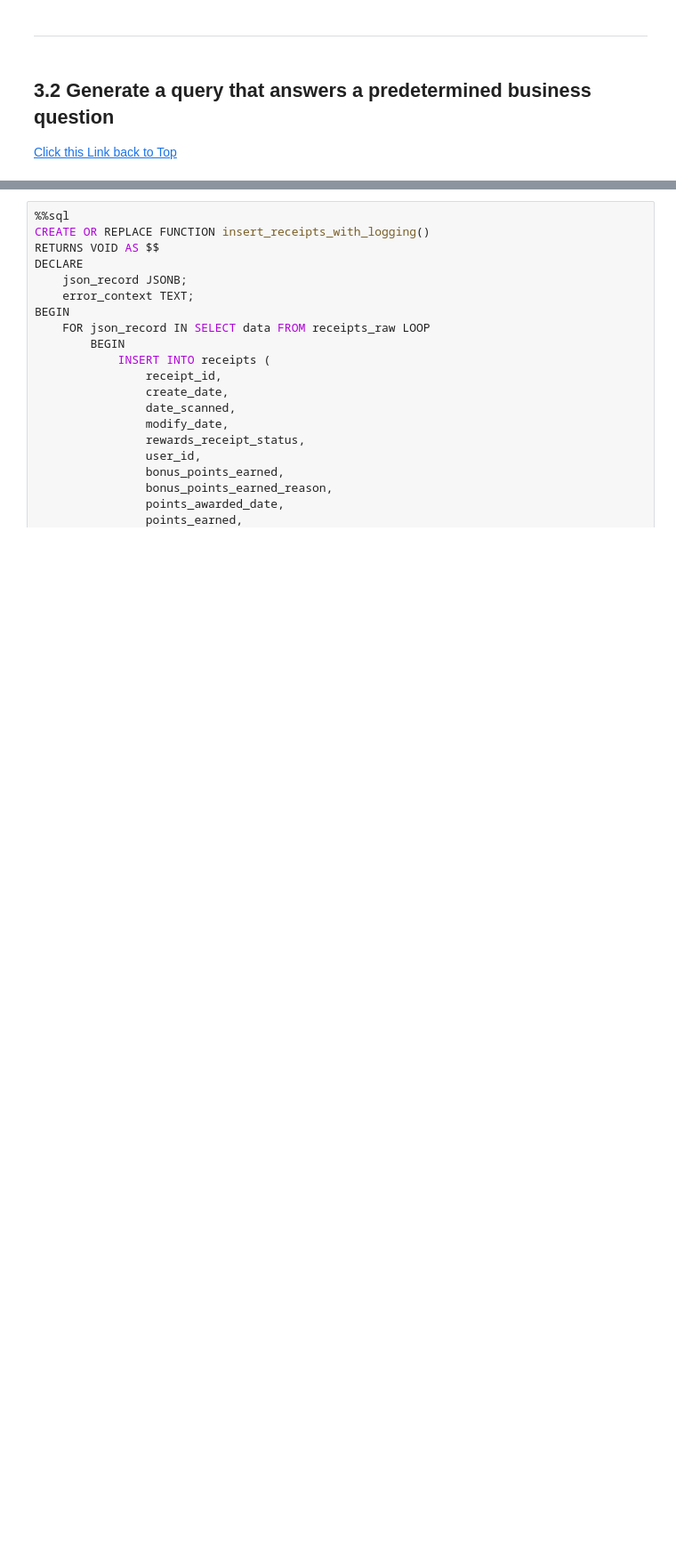
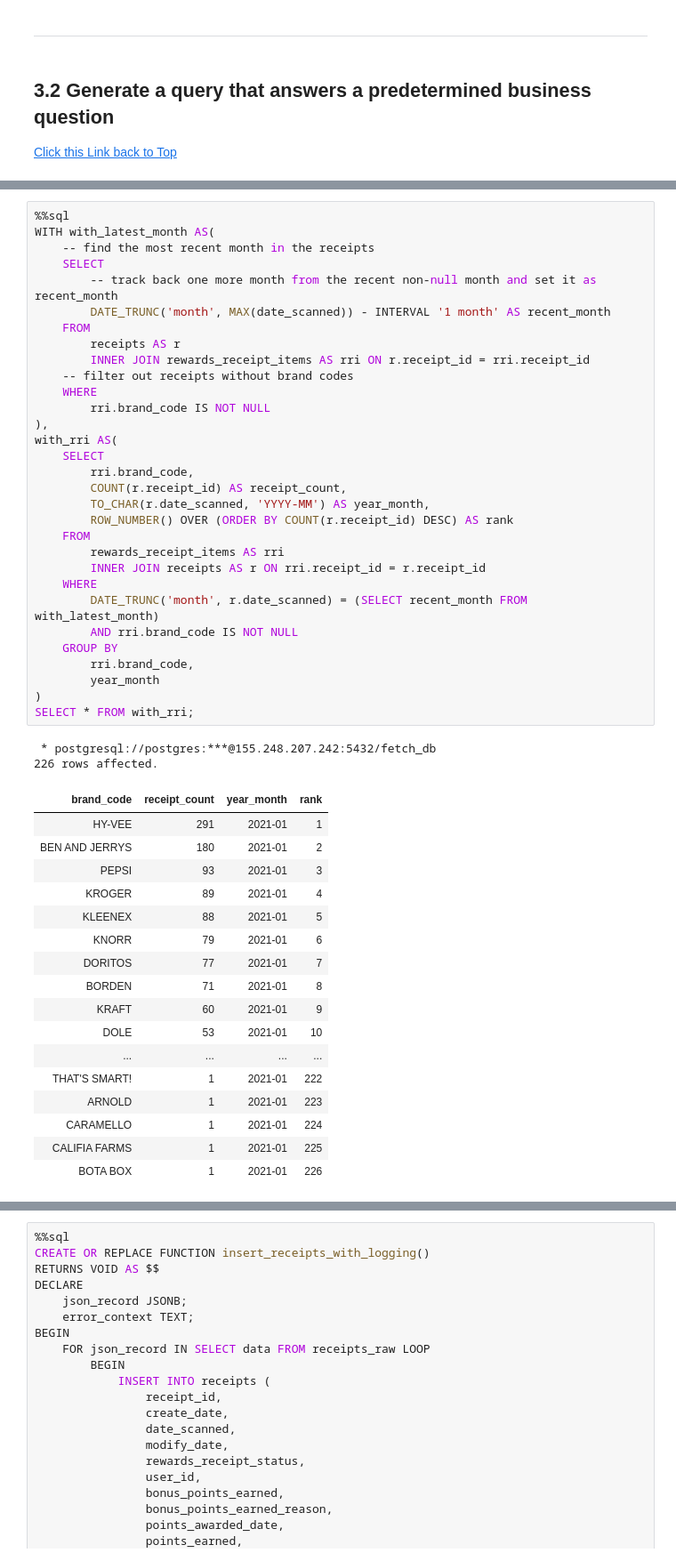
Before and after one commit to L3P3titPrince/015_FetchRewards_HW, a Jupyter notebook: src/FetchRewards_HW.ipynb, the cells around one changed output, grey strips where cells are left out. Shown: that part at 89% size. Drawn from its saved outputs; the diff is of its cells as text; blank space fills up the shorter version.

```diff
--- a/src/FetchRewards_HW.ipynb
+++ b/src/FetchRewards_HW.ipynb
@@ -1341,0 +1735,51 @@ WHERE table_name = 'receipts';
+# %%
+%%sql
+WITH with_latest_month AS(
+    -- find the most recent month in the receipts
+    SELECT
+        -- track back one more month from the recent non-null month and set it as recent_month
+        DATE_TRUNC('month', MAX(date_scanned)) - INTERVAL '1 month' AS recent_month
+    FROM
+        receipts AS r
+        INNER JOIN rewards_receipt_items AS rri ON r.receipt_id = rri.receipt_id
+    -- filter out receipts without brand codes
+    WHERE
+        rri.brand_code IS NOT NULL
+),
+with_rri AS(
+    SELECT
+        rri.brand_code,
+        COUNT(r.receipt_id) AS receipt_count,
+        TO_CHAR(r.date_scanned, 'YYYY-MM') AS year_month,
+        ROW_NUMBER() OVER (ORDER BY COUNT(r.receipt_id) DESC) AS rank
+    FROM
+        rewards_receipt_items AS rri
+        INNER JOIN receipts AS r ON rri.receipt_id = r.receipt_id
+    WHERE
+        DATE_TRUNC('month', r.date_scanned) = (SELECT recent_month FROM with_latest_month)
+        AND rri.brand_code IS NOT NULL
+    GROUP BY
+        rri.brand_code,
+        year_month
+)
+SELECT * FROM with_rri;
+# %% [output]
+ * postgresql://postgres:***@155.248.207.242:5432/fetch_db
+226 rows affected.
+| brand_code | receipt_count | year_month | rank |
+| HY-VEE | 291 | 2021-01 | 1 |
+| BEN AND JERRYS | 180 | 2021-01 | 2 |
+| PEPSI | 93 | 2021-01 | 3 |
+| KROGER | 89 | 2021-01 | 4 |
+| KLEENEX | 88 | 2021-01 | 5 |
+| KNORR | 79 | 2021-01 | 6 |
+| DORITOS | 77 | 2021-01 | 7 |
+| BORDEN | 71 | 2021-01 | 8 |
+| KRAFT | 60 | 2021-01 | 9 |
+| DOLE | 53 | 2021-01 | 10 |
+| ... | ... | ... | ... |
+| THAT'S SMART! | 1 | 2021-01 | 222 |
+| ARNOLD | 1 | 2021-01 | 223 |
+| CARAMELLO | 1 | 2021-01 | 224 |
+| CALIFIA FARMS | 1 | 2021-01 | 225 |
+| BOTA BOX | 1 | 2021-01 | 226 |
```
Also changed, not shown: parts of 82 cells of this notebook, 1 other file.
